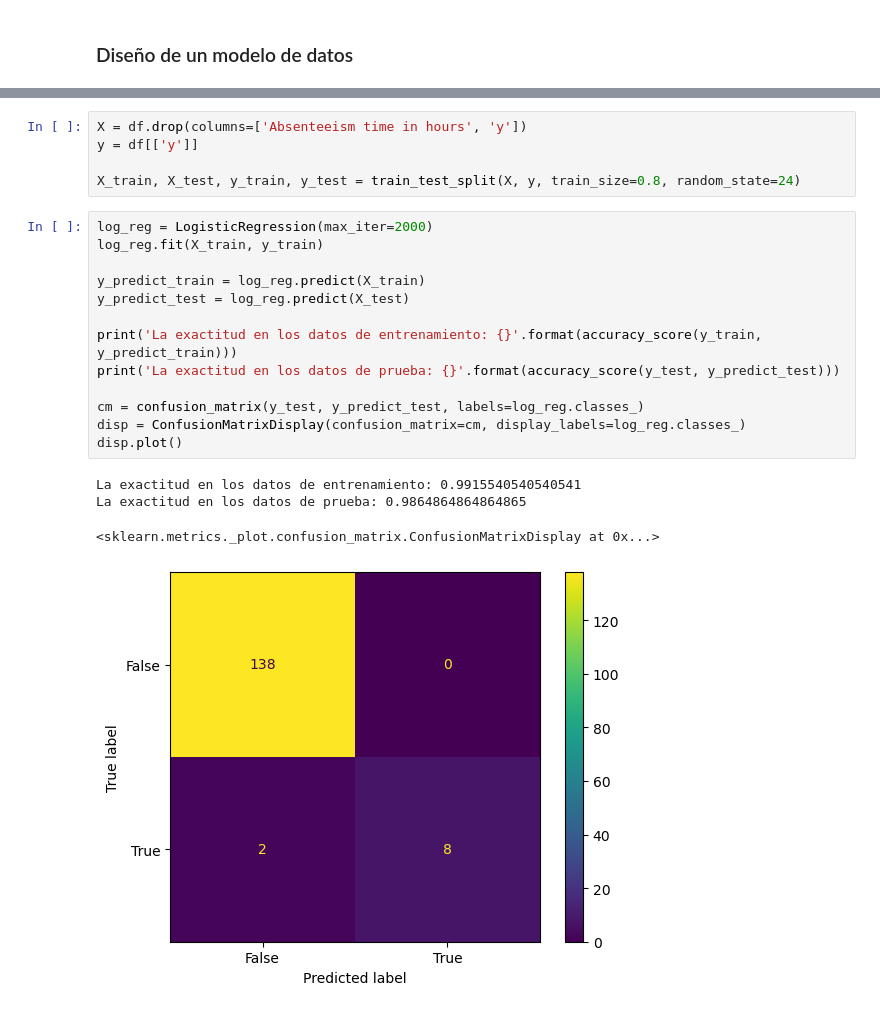
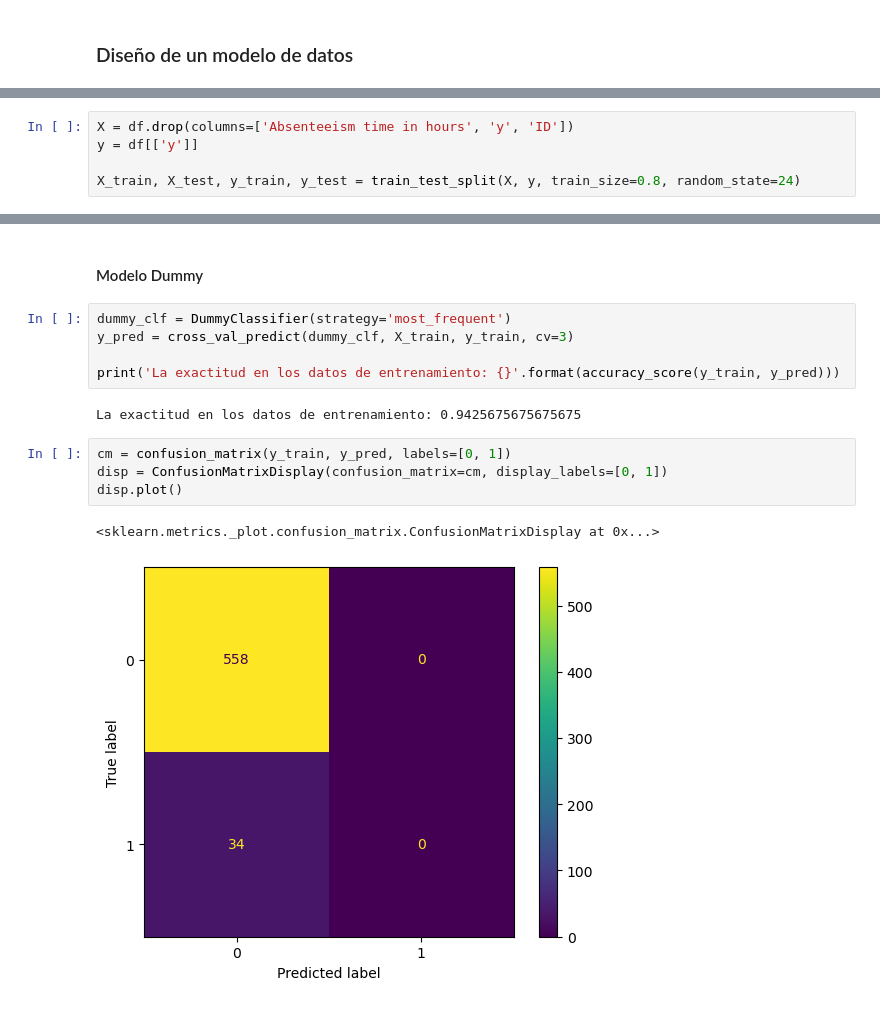
Before and after one commit to DanielYanez2400/MLOps-Course, a Jupyter notebook: project.ipynb, the cells around one changed output, grey strips where cells are left out. Saved outputs shown, nothing was run; the diff lists cells and outputs as text.

```diff
--- a/project.ipynb
+++ b/project.ipynb
@@ -257,0 +293,5 @@ from sklearn.metrics import accuracy_score, classification_report, confusion_mat
+# %%
+X = df.drop(columns=['Absenteeism time in hours', 'y', 'ID'])
+y = df[['y']]
+
+X_train, X_test, y_train, y_test = train_test_split(X, y, train_size=0.8, random_state=24)
@@ -269,25 +316,18 @@ transform = make_column_transformer(
     remainder='passthrough'
 )
-# %%
-X = df.drop(columns=['Absenteeism time in hours', 'y'])
-y = df[['y']]
-
-X_train, X_test, y_train, y_test = train_test_split(X, y, train_size=0.8, random_state=24)
-# %%
-log_reg = LogisticRegression(max_iter=2000)
-log_reg.fit(X_train, y_train)
-
-y_predict_train = log_reg.predict(X_train)
-y_predict_test = log_reg.predict(X_test)
-
-print('La exactitud en los datos de entrenamiento: {}'.format(accuracy_score(y_train, y_predict_train)))
-print('La exactitud en los datos de prueba: {}'.format(accuracy_score(y_test, y_predict_test)))
-
-cm = confusion_matrix(y_test, y_predict_test, labels=log_reg.classes_)
-disp = ConfusionMatrixDisplay(confusion_matrix=cm, display_labels=log_reg.classes_)
-disp.plot()
-# %% [output]
-La exactitud en los datos de entrenamiento: 0.9915540540540541
-La exactitud en los datos de prueba: 0.9864864864864865
-<sklearn.metrics._plot.confusion_matrix.ConfusionMatrixDisplay at 0x...>
-[figure, removed]
+# %% [markdown]
+#### Modelo Dummy
+# %%
+dummy_clf = DummyClassifier(strategy='most_frequent')
+y_pred = cross_val_predict(dummy_clf, X_train, y_train, cv=3)
+
+print('La exactitud en los datos de entrenamiento: {}'.format(accuracy_score(y_train, y_pred)))
+# %% [output]
+La exactitud en los datos de entrenamiento: 0.9425675675675675
+# %%
+cm = confusion_matrix(y_train, y_pred, labels=[0, 1])
+disp = ConfusionMatrixDisplay(confusion_matrix=cm, display_labels=[0, 1])
+disp.plot()
+# %% [output]
+<sklearn.metrics._plot.confusion_matrix.ConfusionMatrixDisplay at 0x...>
+[figure, added]
```
Also changed, not shown: parts of 43 cells of this notebook.
